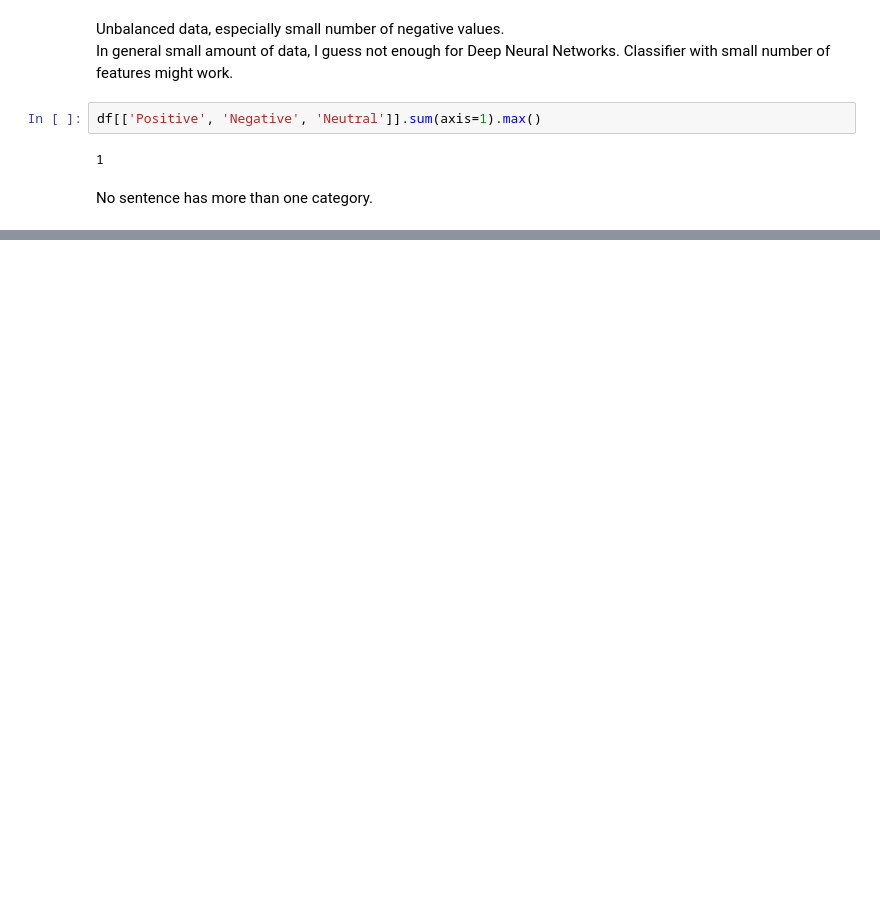
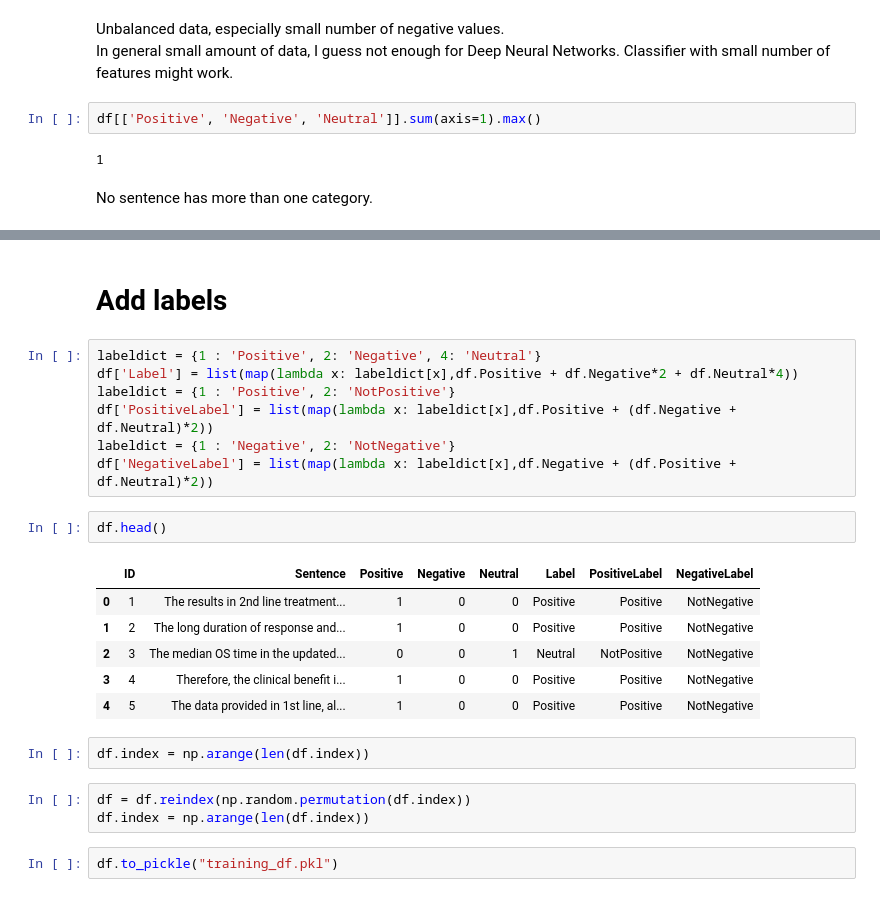
Before and after one commit to julmus/SentimentAnalysis, a Jupyter notebook: DataExplore.ipynb, the cells around one changed output, grey strips where cells are left out. Cells and saved outputs as stored; diff of their text form; blank space fills up the shorter version.

```diff
--- a/DataExplore.ipynb
+++ b/DataExplore.ipynb
@@ -128,0 +151,25 @@ two or three categories?
+# %% [markdown]
+# Add labels
+# %%
+labeldict = {1 : 'Positive', 2: 'Negative', 4: 'Neutral'}
+df['Label'] = list(map(lambda x: labeldict[x],df.Positive + df.Negative*2 + df.Neutral*4))
+labeldict = {1 : 'Positive', 2: 'NotPositive'}
+df['PositiveLabel'] = list(map(lambda x: labeldict[x],df.Positive + (df.Negative + df.Neutral)*2))
+labeldict = {1 : 'Negative', 2: 'NotNegative'}
+df['NegativeLabel'] = list(map(lambda x: labeldict[x],df.Negative + (df.Positive + df.Neutral)*2))
+# %%
+df.head()
+# %% [output]
+|  | ID | Sentence | Positive | Negative | Neutral | Label | PositiveLabel | NegativeLabel |
+| 0 | 1 | The results in 2nd line treatment... | 1 | 0 | 0 | Positive | Positive | NotNegative |
+| 1 | 2 | The long duration of response and... | 1 | 0 | 0 | Positive | Positive | NotNegative |
+| 2 | 3 | The median OS time in the updated... | 0 | 0 | 1 | Neutral | NotPositive | NotNegative |
+| 3 | 4 | Therefore, the clinical benefit i... | 1 | 0 | 0 | Positive | Positive | NotNegative |
+| 4 | 5 | The data provided in 1st line, al... | 1 | 0 | 0 | Positive | Positive | NotNegative |
+# %%
+df.index = np.arange(len(df.index))
+# %%
+df = df.reindex(np.random.permutation(df.index))
+df.index = np.arange(len(df.index))
+# %%
+df.to_pickle("training_df.pkl")
```
Also changed, not shown: parts of 13 cells of this notebook.
